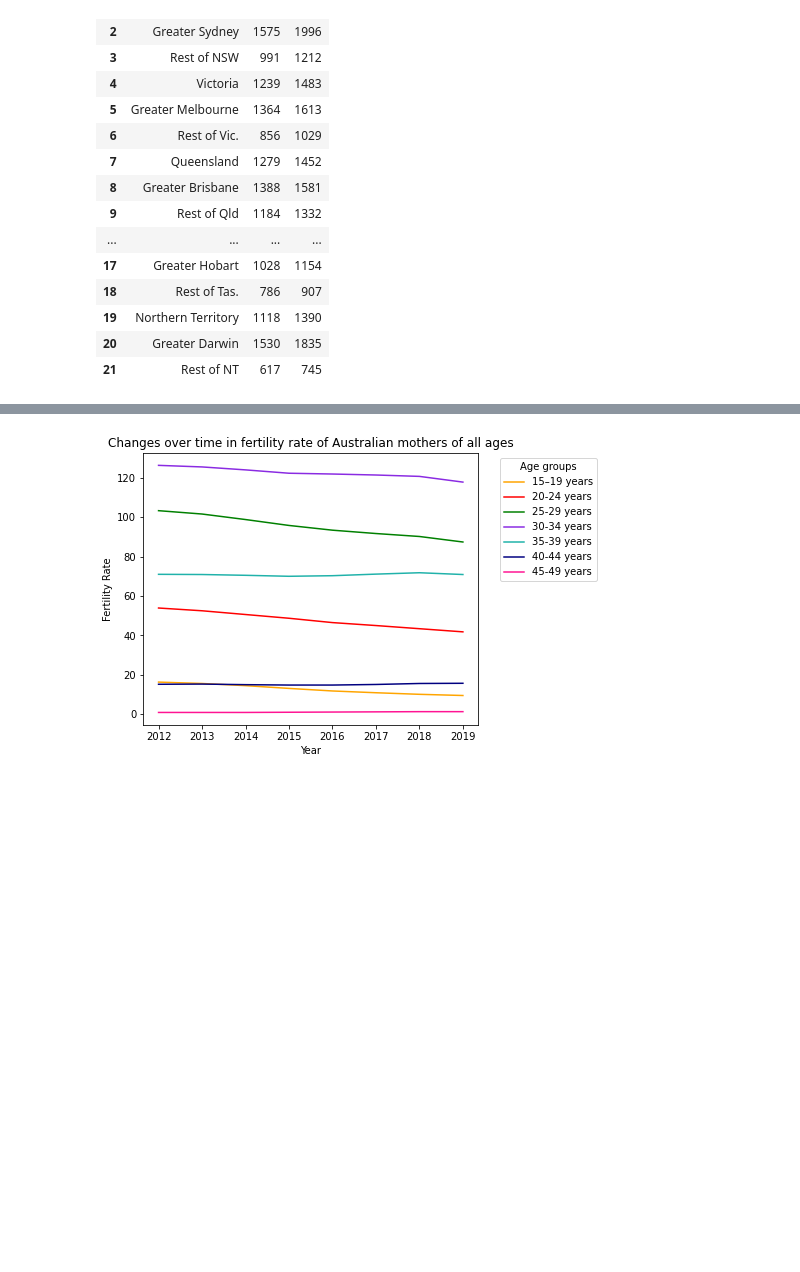
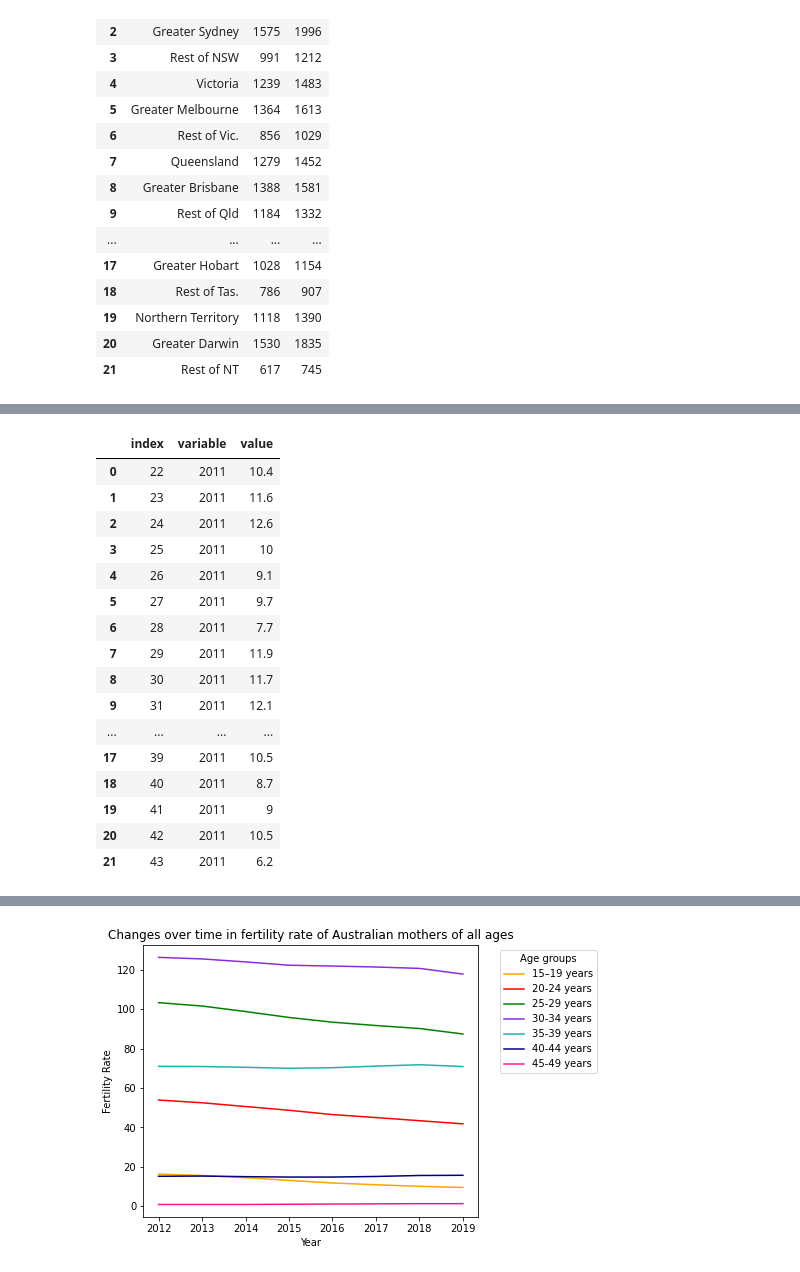
Before and after one commit to NathanJPotter/Team-Project-1, a Jupyter notebook: Project 1.ipynb, the cells around one changed output, grey strips where cells are left out. Cells and saved outputs as stored; diff of their text form; code cells hidden in the pictures; blank space fills up the shorter version.

Commit message:
Playing with the data
Struck a prob. The data in some tables wasn't recognised.

```diff
--- a/Project 1.ipynb
+++ b/Project 1.ipynb
@@ -213,0 +221,3 @@ rental_stress_df
+# %%
+rental_stress_df['Region'] = rental_stress_df['Region'].astype(str)
+rental_stress_df['Region']
@@ -213,0 +274,3 @@ rental_stress_df
+# %%
+rental_stress_sort_df = pd.melt(rental_stress_df)
+rental_stress_sort_df
@@ -213,0 +312,22 @@ rental_stress_df
+# %%
+rent_2011_df = rental_stress_sort_df.loc[(rental_stress_sort_df["variable"]) == "2011"]
+rent_2011_df = rent_2011_df.reset_index()
+rent_2011_df
+# %% [output]
+|  | index | variable | value |
+| 0 | 22 | 2011 | 10.4 |
+| 1 | 23 | 2011 | 11.6 |
+| 2 | 24 | 2011 | 12.6 |
+| 3 | 25 | 2011 | 10 |
+| 4 | 26 | 2011 | 9.1 |
+| 5 | 27 | 2011 | 9.7 |
+| 6 | 28 | 2011 | 7.7 |
+| 7 | 29 | 2011 | 11.9 |
+| 8 | 30 | 2011 | 11.7 |
+| 9 | 31 | 2011 | 12.1 |
+| ... | ... | ... | ... |
+| 17 | 39 | 2011 | 10.5 |
+| 18 | 40 | 2011 | 8.7 |
+| 19 | 41 | 2011 | 9 |
+| 20 | 42 | 2011 | 10.5 |
+| 21 | 43 | 2011 | 6.2 |
```
Also changed, not shown: parts of 13 cells of this notebook, 1 other file.
